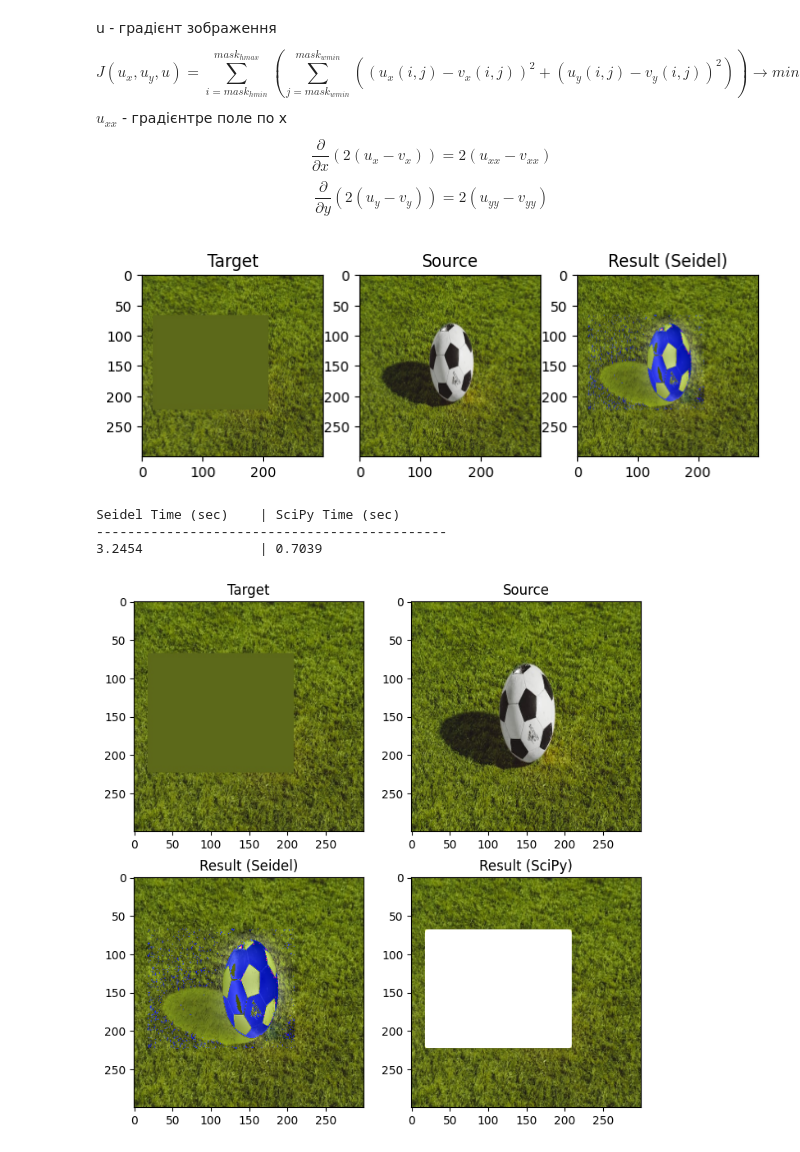
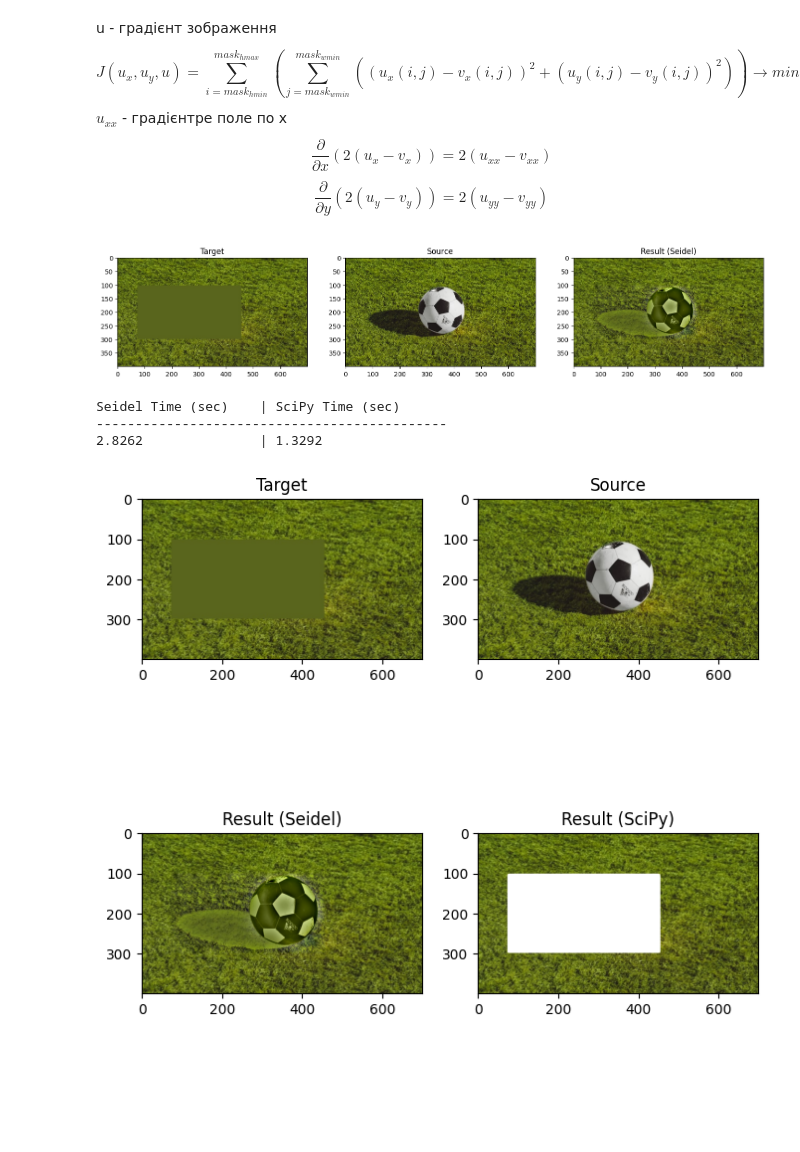
Before and after one commit to KlymentievMaksym/MMROKZ, a Jupyter notebook: Lab09/classroom.ipynb, the cells around one changed output. Drawn from its saved outputs; the diff is of its cells as text; code cells hidden in the pictures; blank space fills up the shorter version.

```diff
--- a/Lab09/classroom.ipynb
+++ b/Lab09/classroom.ipynb
@@ -14,7 +14,7 @@ target = cv2.imread("./images/corrupted.jpg")
 source = cv2.imread("./images/ball.jpg")
 mask = cv2.imread("./images/corrupted_mask.png")  #, 0
 
-source = cv2.resize(source, (300, 300))
+# source = cv2.resize(source, (300, 300))
 
 size = source.shape[:2][::-1]
 target = cv2.resize(target, size)
@@ -30,59 +30,45 @@ $u_{xx}$ - градієнтре поле по х
 $$ \frac{\partial{}}{\partial{x}} (2(u_{x} - v_{x})) = 2(u_{xx} - v_{xx}) $$
 $$ \frac{\partial{}}{\partial{y}} (2(u_{y} - v_{y})) = 2(u_{yy} - v_{yy}) $$
 # %%
-def poisson_seidel(target, source, mask, iterations):
-    target = target.astype(float)
-    source = source.astype(float)
-    h, w, c = target.shape
-    m = mask.astype(float) / 255.0
-    m = m[:, :, None]
+def poisson_seidel(target, source, mask, iterations=2000):
+    _target = target.astype(np.float64)
+    _source = source.astype(np.float64)
+    _mask = mask.astype(bool)
+    _mask = _mask[:, :, None]
 
-    kernel = np.array([[0, -1, 0], [-1, 4, -1], [0, -1, 0]])
-    laplacian = cv2.filter2D(source, -1, kernel)
+    kernel_laplacian = np.array([
+        [0, -1, 0],
+        [-1,  4, -1],
+        [0, -1, 0]],
+        dtype=np.float64
+    )
+    laplacian = cv2.filter2D(_source, -1, kernel_laplacian)
 
-    u = target.astype(np.float32)
+    kernel_neighbours = np.array([
+        [0, 1, 0],
+        [1, 0, 1],
+        [0, 1, 0]],
+        dtype=np.float64
+    )
+    for _ in range(iterations):
+        sum_neighbours = cv2.filter2D(_target, -1, kernel_neighbours)
 
-    kernel_neighbors = np.array([[0, 1, 0], [1, 0, 1], [0, 1, 0]], dtype=np.float32)
-    for i in range(iterations):
-        sum_neighbors = cv2.filter2D(u, -1, kernel_neighbors)
+        new_target = 1/4 * (sum_neighbours - laplacian)
 
-        new_val = (sum_neighbors - laplacian) / 4.0
+        _target = _target * ~_mask + new_target * _mask
 
-        u = u * (1 - m) + new_val * m
+    return np.clip(_target, 0, 255).astype(np.uint8)
 
-    return (u.astype(np.uint8)).clip(0, 255)
-    # return laplacian_source
-
-    # # Початкове наближення (можна почати з target або source)
-    # f = target.copy()
-
-    # # Ітерації
-    # # Для прискорення використовуємо зсуви масивів замість циклів по пікселях
-    # for k in range(iterations):
-    #     # f_new = (f_up + f_down + f_left + f_right - laplacian_source) / 4
-    #     # Це оновлення Якобі (паралельне), але для демонстрації збіжності підійде
-
-    #     f_up = np.roll(f, 1, axis=0)
-    #     f_down = np.roll(f, -1, axis=0)
-    #     f_left = np.roll(f, 1, axis=1)
-    #     f_right = np.roll(f, -1, axis=1)
-
-    #     f_next = (f_up + f_down + f_left + f_right - laplacian_source) / 4.0
-
-    #     # Оновлюємо ТІЛЬКИ пікселі всередині маски. Границі (target) залишаються фіксованими (Умова Дирихле)
-    #     f = f * (1 - m) + f_next * m
-
-    # return np.clip(f, 0, 255).astype(np.uint8)
 
 res_seidel = poisson_seidel(target, source, mask, iterations=500)
 
-plt.figure(figsize=(8, 8))
+plt.figure(figsize=(18, 18))
 plt.subplot(131), plt.imshow(target.astype('uint8')), plt.title("Target")
 plt.subplot(132), plt.imshow(source.astype('uint8')), plt.title("Source")
 plt.subplot(133), plt.imshow(res_seidel), plt.title("Result (Seidel)")
 plt.show()
 # %% [output]
-[figure, old version]
+[figure, new version]
 # %%
 def poisson_scipy(target, source, mask):
     """
@@ -199,5 +185,5 @@ plt.show()
 # %% [output]
 Seidel Time (sec)    | SciPy Time (sec)
 ---------------------------------------------
-3.2454               | 0.7039
+2.8262               | 1.3292
-[figure, old version]
+[figure, new version]
```
Also changed, not shown: 3 other files.
